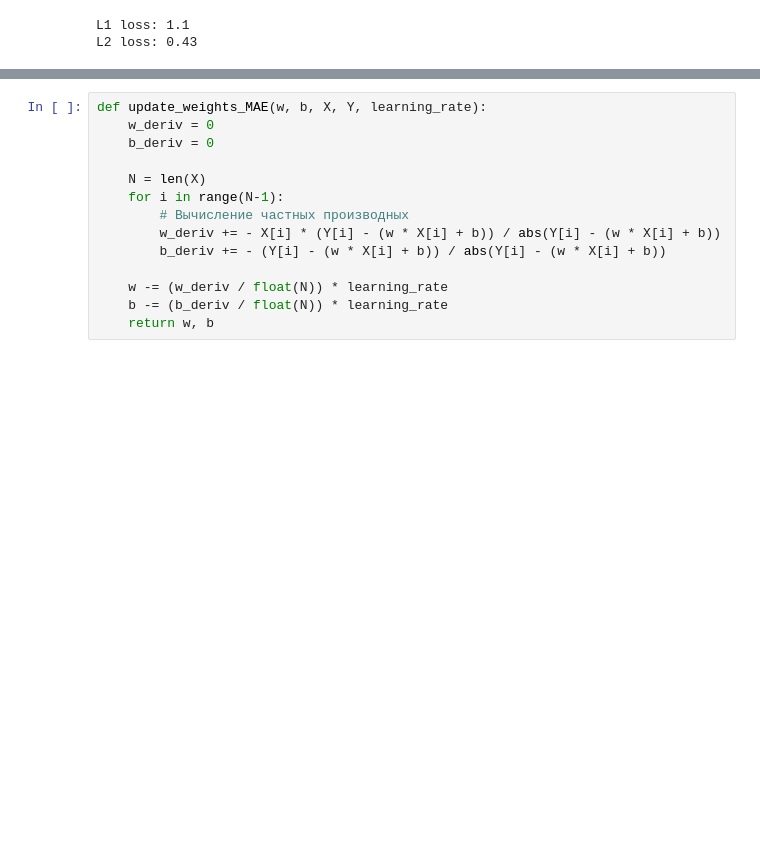
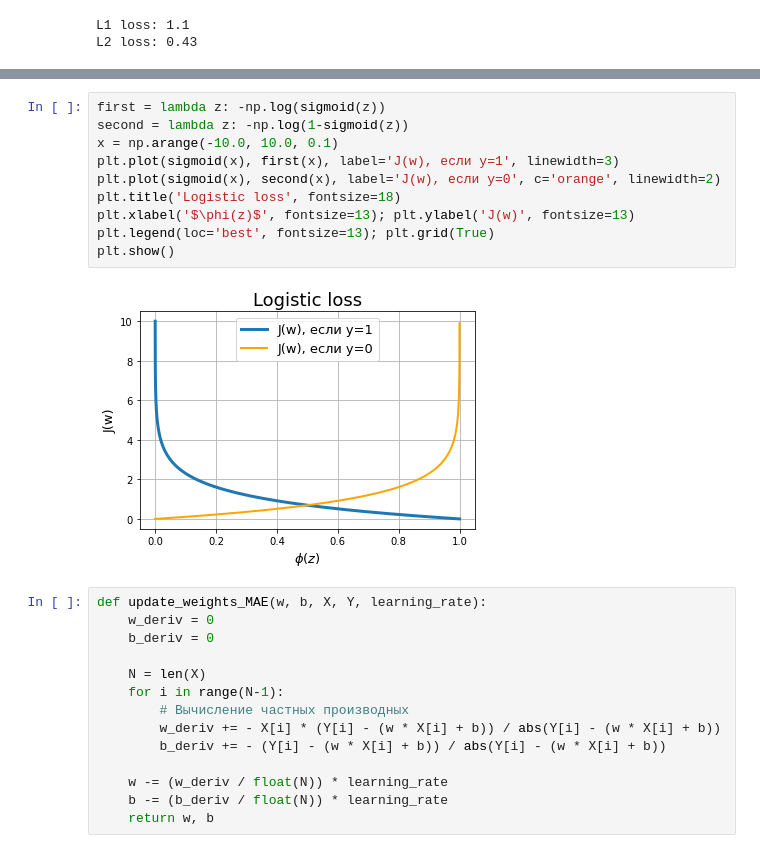
Before and after one commit to Artexxx/Artem-python, a Jupyter notebook: algorithms/Model Optimization Methods/Activation Functions and Loss functions.ipynb, the cells around one changed output, grey strips where cells are left out. Cells and saved outputs as stored; diff of their text form; blank space fills up the shorter version.

Commit message:
add logistic loss

```diff
--- a/algorithms/Model Optimization Methods/Activation Functions and Loss functions.ipynb
+++ b/algorithms/Model Optimization Methods/Activation Functions and Loss functions.ipynb
@@ -372,3 +417,15 @@ visualize_gradient_descent(X, Y, best_w, best_b, errors, title_loss_func='L2 Los
+# %%
+first = lambda z: -np.log(sigmoid(z))
+second = lambda z: -np.log(1-sigmoid(z))
+x = np.arange(-10.0, 10.0, 0.1)
+plt.plot(sigmoid(x), first(x), label='J(w), если y=1', linewidth=3)
+plt.plot(sigmoid(x), second(x), label='J(w), если y=0', c='orange', linewidth=2)
+plt.title('Logistic loss', fontsize=18)
+plt.xlabel('$\phi(z)$', fontsize=13); plt.ylabel('J(w)', fontsize=13)
+plt.legend(loc='best', fontsize=13); plt.grid(True)
+plt.show()
+# %% [output]
+[figure, added]
 # %%
 def update_weights_MAE(w, b, X, Y, learning_rate):
     w_deriv = 0
```
Also changed, not shown: parts of 6 cells of this notebook.
